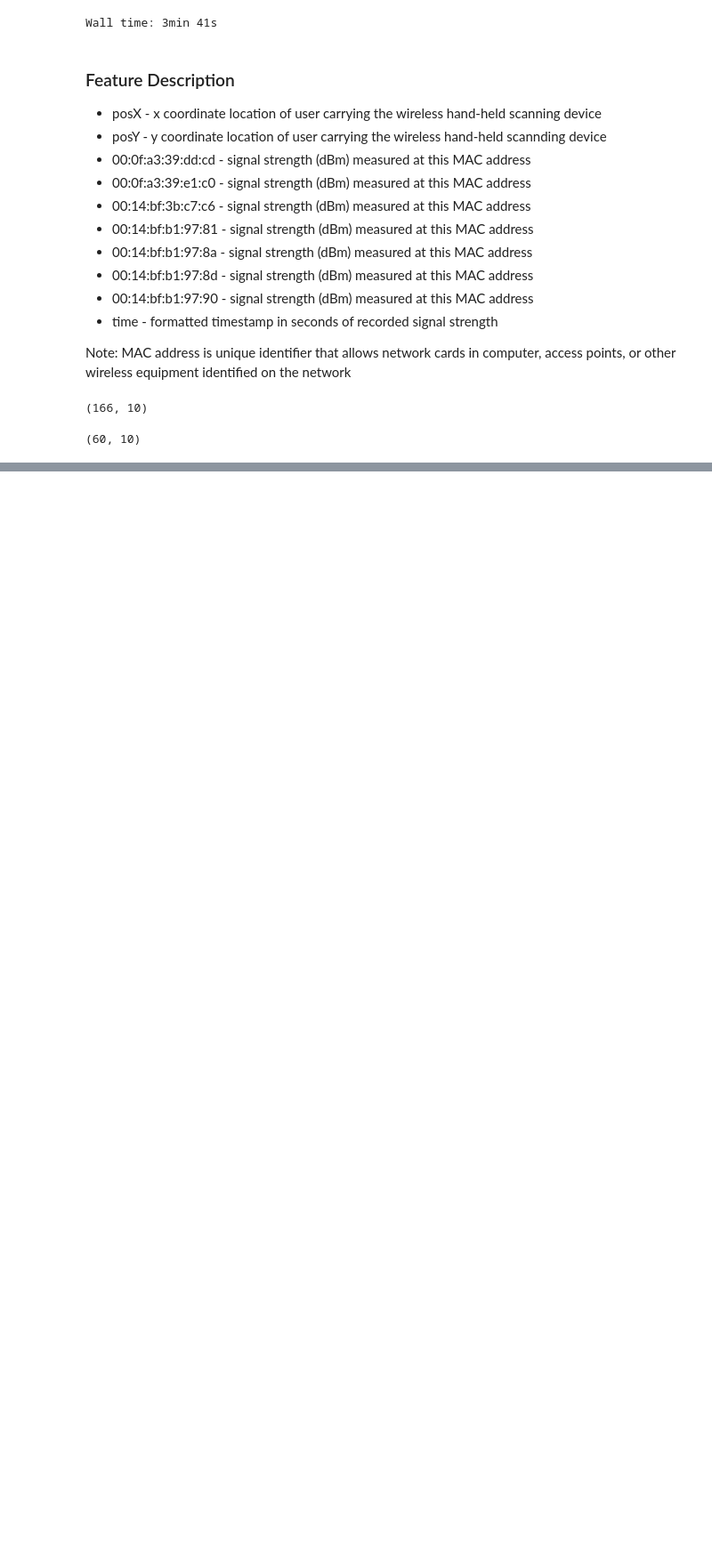
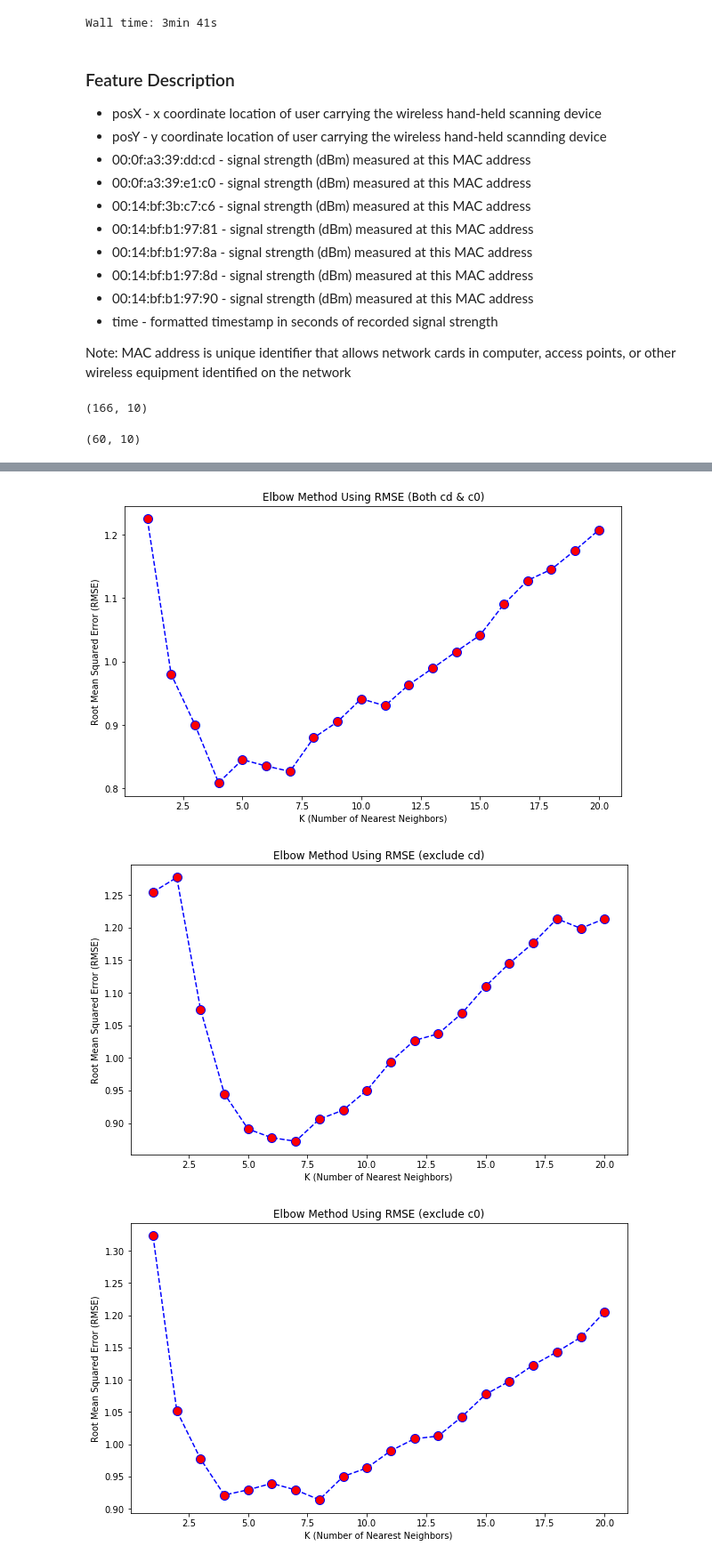
Before and after one commit to anguyen-07/Indoor-Positioning-Systems, a Jupyter notebook: QTW+CaseStudy1_IPS.ipynb, the cells around one changed output, grey strips where cells are left out. Shown at 89% size. Cells and saved outputs as stored; diff of their text form; code cells hidden in the pictures; blank space fills up the shorter version.

```diff
--- a/QTW+CaseStudy1_IPS.ipynb
+++ b/QTW+CaseStudy1_IPS.ipynb
@@ -289,0 +298,38 @@ Excluding the 'c0' MAC address and keeping 'cd', the optimal number of k-nearest
+# %%
+rmse_both = []
+rmse_c0 = []
+rmse_cd = []
+
+for counter, validate in enumerate(validation):
+    for k in range(1,21):
+        # Initialize kNN-Regressor
+        knn = KNeighborsRegressor(n_neighbors=k, weights='distance')
+        # Fit model to training data
+        knn.fit(validate[0], validate[2])
+        # Predict
+        pred = knn.predict(validate[1])
+        # Store RMSE values for each K iteration
+        if counter == 0:
+            rmse_both.append(mean_squared_error(validate[3],pred,squared = False))
+        elif counter == 1:
+            rmse_c0.append(mean_squared_error(validate[3],pred, squared = False))
+        elif counter == 2:
+            rmse_cd.append(mean_squared_error(validate[3],pred, squared = False))
+# %%
+import matplotlib.pyplot as plt
+
+for counter, rmse in enumerate([rmse_both, rmse_c0, rmse_cd]):
+    plt.figure(figsize=(10,6))
+    plt.plot(range(1,21), rmse, color='blue', linestyle='dashed', marker='o', markerfacecolor='red', markersize=10)
+    plt.xlabel('K (Number of Nearest Neighbors)')
+    plt.ylabel('Root Mean Squared Error (RMSE)')
+    if counter == 0:
+        plt.title('Elbow Method Using RMSE (Both cd & c0)')
+    elif counter == 1:
+        plt.title('Elbow Method Using RMSE (exclude cd)')
+    elif counter == 2:
+        plt.title('Elbow Method Using RMSE (exclude c0)')
+# %% [output]
+[figure, added]
+[figure, added]
+[figure, added]
```
Also changed, not shown: parts of 29 cells of this notebook.
